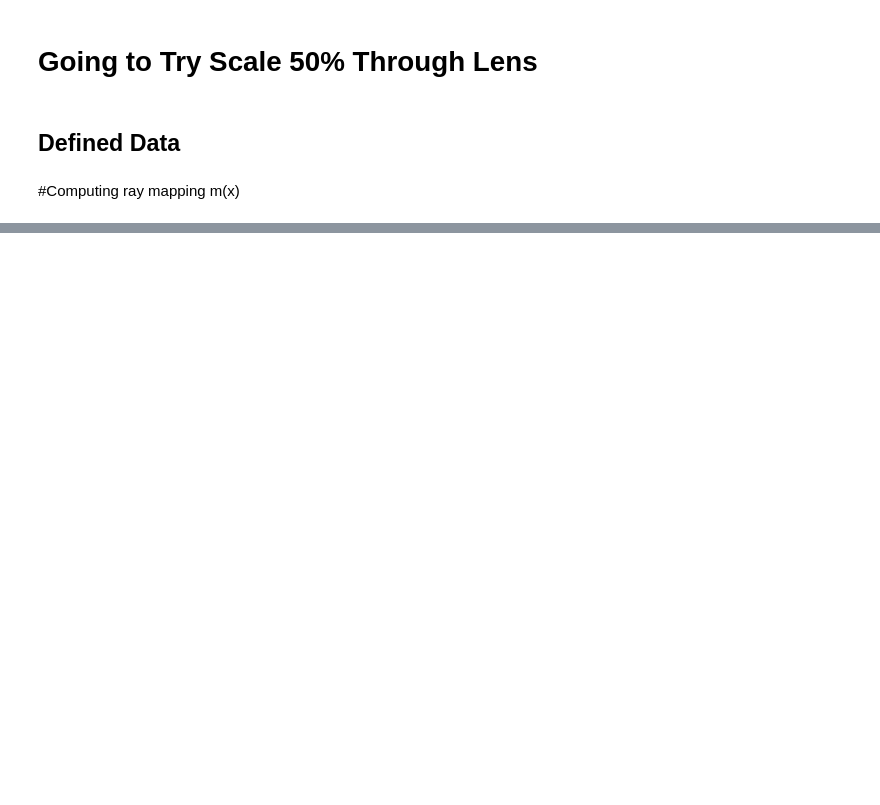
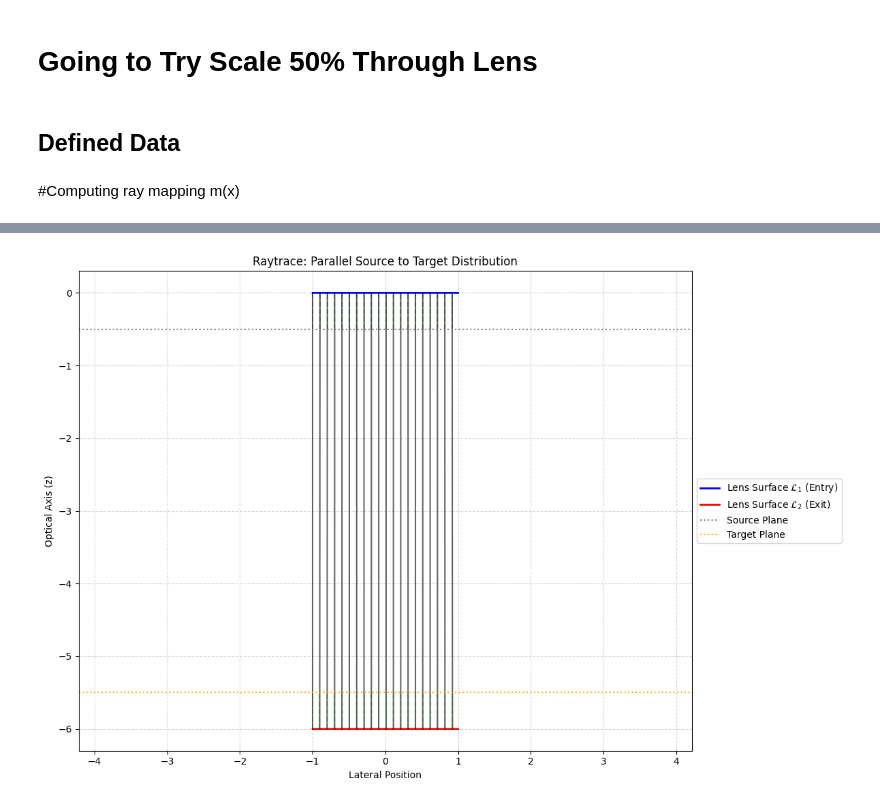
Before and after one commit to ChurroC/Monge-Ampere-Optical-Research, a Jupyter notebook: Untitled0.ipynb, the cells around one changed output, grey strips where cells are left out. Drawn from its saved outputs; the diff is of its cells as text; code cells hidden in the pictures; blank space fills up the shorter version.

```diff
--- a/Untitled0.ipynb
+++ b/Untitled0.ipynb
@@ -38,2 +78,15 @@ def g_norm(y):
+# %%
+n = 1.5           # Refractive index of lens
+l = 10.0          # Distance to target
+beta = 5.0        # Reduced optical path length (L - l) where L is total optical path and l is horizontal diff and beta has to be constant
+N = 100           # Number of grid points
+
+surface = np.linspace(-5, 5, N)
+
+# For every point of source it is 1
+f = np.ones(N)
+
+# 50% shrink so to conserve energy we need double light
+g = 2.0 * np.ones(N)
 # %% [markdown]
 #Computing ray mapping m(x)
@@ -39,0 +366,44 @@ def g_norm(y):
+# %%
+import matplotlib.pyplot as plt
+
+# 1. Calculate the second surface u2 using the relation from the paper
+# c(x, y) = u1(x) + u2(y) => u2(y) = c(x, m(x)) - u1(x)
+arg_rays = np.maximum(beta**2 - (n**2 - 1) * (x - m)**2, 1e-8)
+c_val = -(n / (n**2 - 1)) * np.sqrt(arg_rays) # The variable part of cost c
+u2 = c_val - u # u is the u1 we calculated earlier
+
+# 2. Setup Plot
+plt.figure(figsize=(12, 8))
+
+# Plot Lens Surfaces
+plt.plot(x, u, 'b-', linewidth=2, label='Lens Surface $\mathcal{L}_1$ (Entry)')
+plt.plot(m, u2, 'r-', linewidth=2, label='Lens Surface $\mathcal{L}_2$ (Exit)')
+
+# 3. Trace Rays
+# We'll pick every 5th ray for clarity
+for i in range(0, N, 5):
+    # Segment 1: Source plane (z=constant) to L1
+    z_src = u.min() - 0.5
+    plt.plot([x[i], x[i]], [z_src, u[i]], 'g--', alpha=0.4)
+
+    # Segment 2: Through the lens (L1 to L2)
+    plt.plot([x[i], m[i]], [u[i], u2[i]], 'k-', alpha=0.6)
+
+    # Segment 3: L2 to Target plane
+    z_target = u2.max() + 0.5
+    plt.plot([m[i], m[i]], [u2[i], z_target], 'g--', alpha=0.4)
+
+# Plot Source and Target lines
+plt.axhline(y=z_src, color='gray', linestyle=':', label='Source Plane')
+plt.axhline(y=z_target, color='orange', linestyle=':', label='Target Plane')
+
+plt.title('Raytrace: Parallel Source to Target Distribution')
+plt.xlabel('Lateral Position')
+plt.ylabel('Optical Axis (z)')
+plt.legend(loc='center left', bbox_to_anchor=(1, 0.5))
+plt.grid(True, which='both', linestyle='--', alpha=0.5)
+plt.axis('equal') # Important to see real refraction angles
+plt.tight_layout()
+plt.show()
+# %% [output]
+[figure, added]
```
Also changed, not shown: parts of 21 cells of this notebook.
